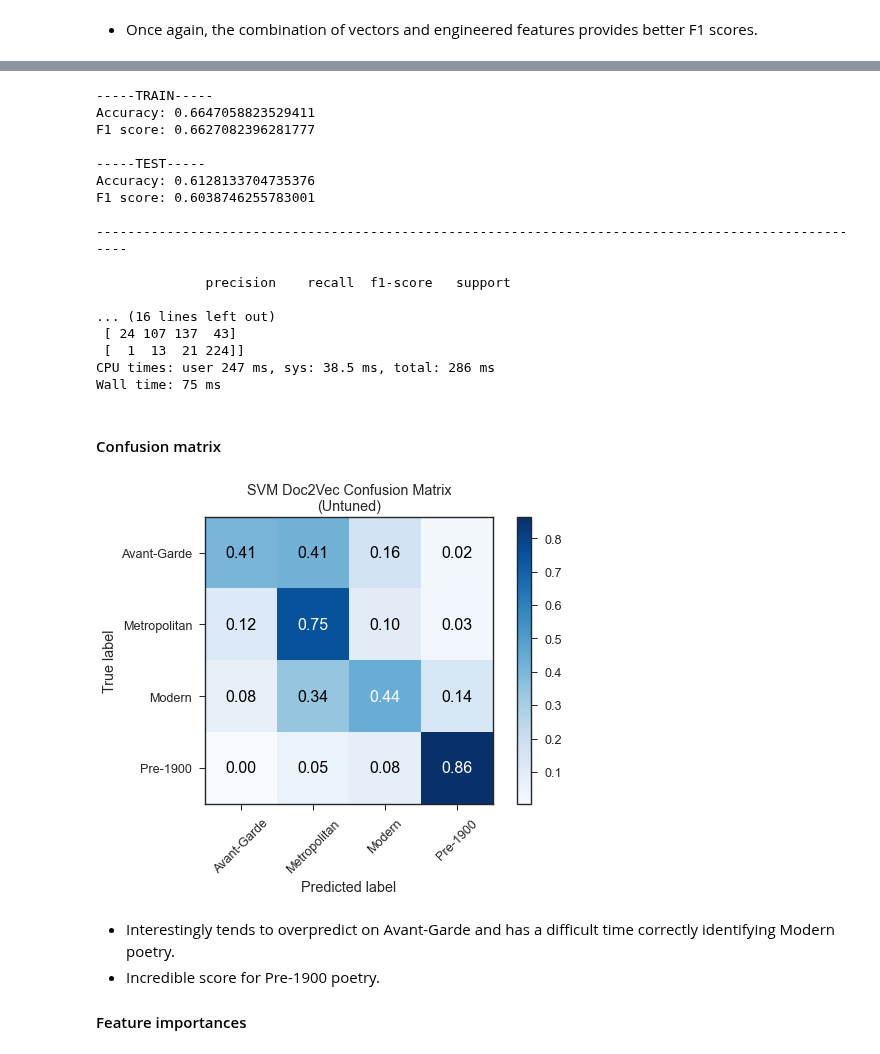
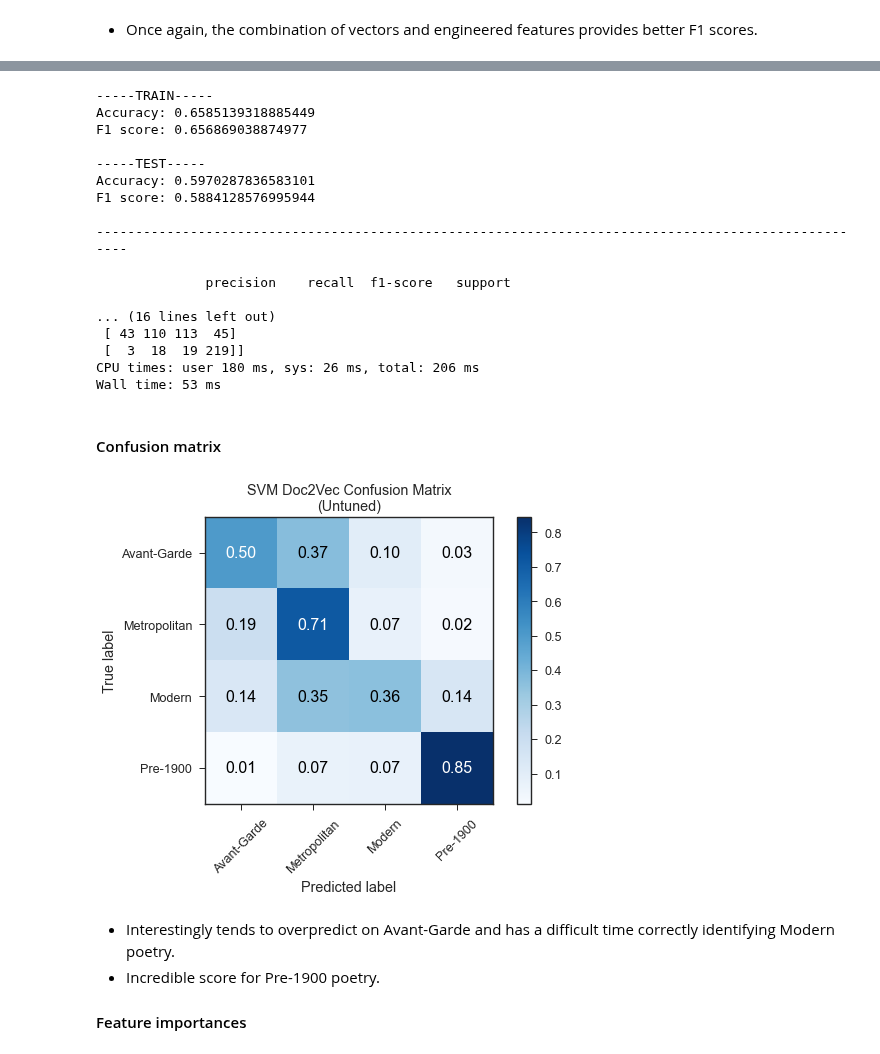
Before and after one commit to p-szymo/poetry_genre_classifier, a Jupyter notebook: 04_modeling.ipynb, the cells around one changed output, grey strips where cells are left out. Saved outputs shown, nothing was run; the diff lists cells and outputs as text; code cells hidden in the pictures.

Commit message:
rerun final modeling notebook, add some conclusions and future considerations to readme, update chart

```diff
--- a/04_modeling.ipynb
+++ b/04_modeling.ipynb
@@ -1285,8 +1289,8 @@ Wall time: 57.7 s
 # # uncomment to save model
 # model.save('data/d2v.model')
 
-# uncomment to load model
-model = Doc2Vec.load('data/d2v.model')
+# # uncomment to load model
+# model = Doc2Vec.load('data/d2v.model')
 # %% [markdown]
 ⏰ *NOTE: The next cell took me about 2 minutes to run.*
 # %%
@@ -1371,40 +1375,40 @@ train_preds_svm_doc, test_preds_svm_doc = \
         classes=sorted(y.unique()))
 # %% [output]
 -----TRAIN-----
-Accuracy: 0.6647058823529411
-F1 score: 0.6627082396281777
+Accuracy: 0.6585139318885449
+F1 score: 0.656869038874977
 
 -----TEST-----
-Accuracy: 0.6128133704735376
-F1 score: 0.6038746255783001
+Accuracy: 0.5970287836583101
+F1 score: 0.5884128576995944
 
 ----------------------------------------------------------------------------------------------------
 
               precision    recall  f1-score   support
 
 ... (16 lines left out)
- [ 24 107 137  43]
- [  1  13  21 224]]
-CPU times: user 247 ms, sys: 38.5 ms, total: 286 ms
-Wall time: 75 ms
+ [ 43 110 113  45]
+ [  3  18  19 219]]
+CPU times: user 180 ms, sys: 26 ms, total: 206 ms
+Wall time: 53 ms
 # %% [markdown]
 #### Confusion matrix
 # %%
 # confusion matrix with sklearn
 cm = confusion_matrix(y_test, test_preds_svm_doc)
 
 # plot as graph
 plot_confusion_matrix(
     cm, classes,
     normalize=True,
     title='SVM Doc2Vec Confusion Matrix\n(Untuned)',
     cmap=plt.cm.Blues)
 
-# # uncomment to save
-plt.savefig('charts/svm_doc_untuned_cm.png', transparent=True,
-            bbox_inches='tight', dpi=100)
+# # # uncomment to save
+# plt.savefig('charts/svm_doc_untuned_cm.png', transparent=True,
+#             bbox_inches='tight', dpi=100)
 # %% [output]
-[figure, old version]
+[figure, new version]
 # %% [markdown]
 - Interestingly tends to overpredict on Avant-Garde and has a difficult time correctly identifying Modern poetry.
 - Incredible score for Pre-1900 poetry.
```
Also changed, not shown: parts of 55 cells of this notebook, 2 other files.
